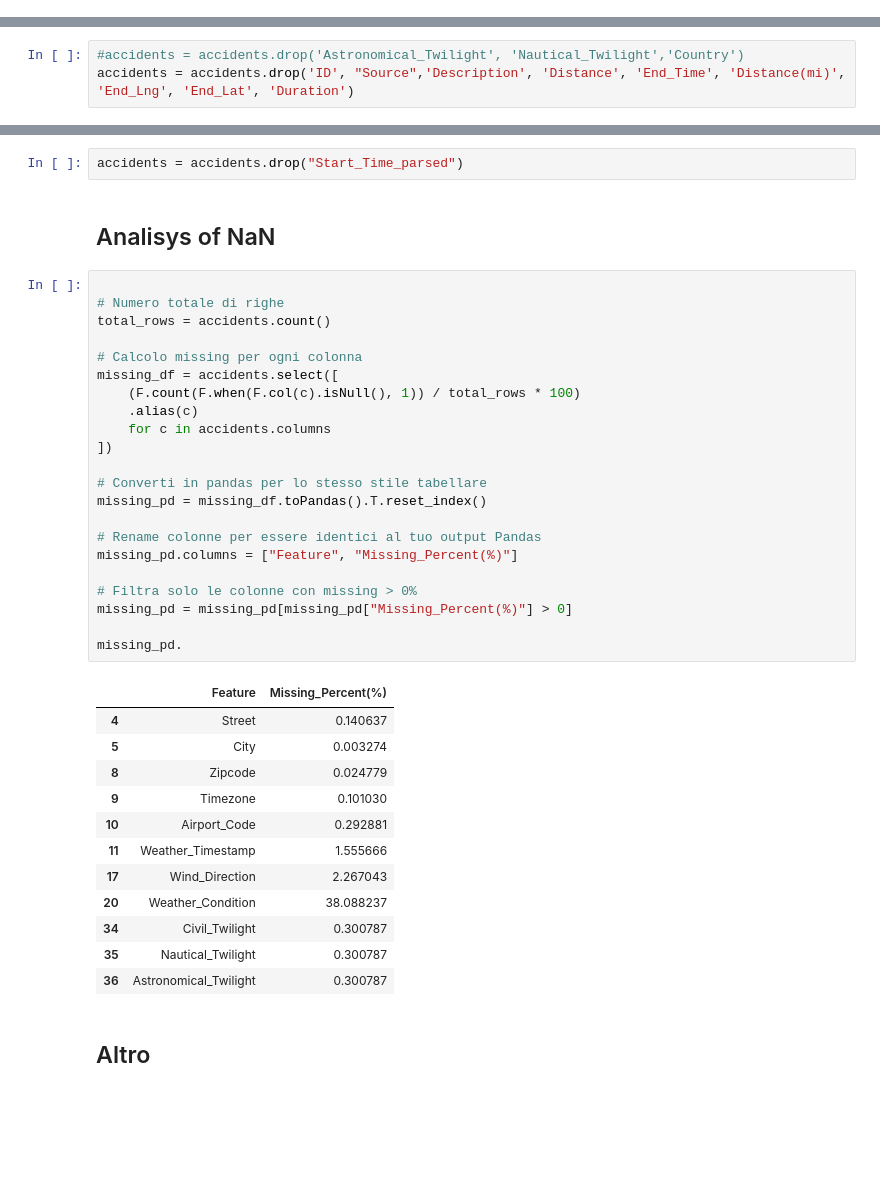
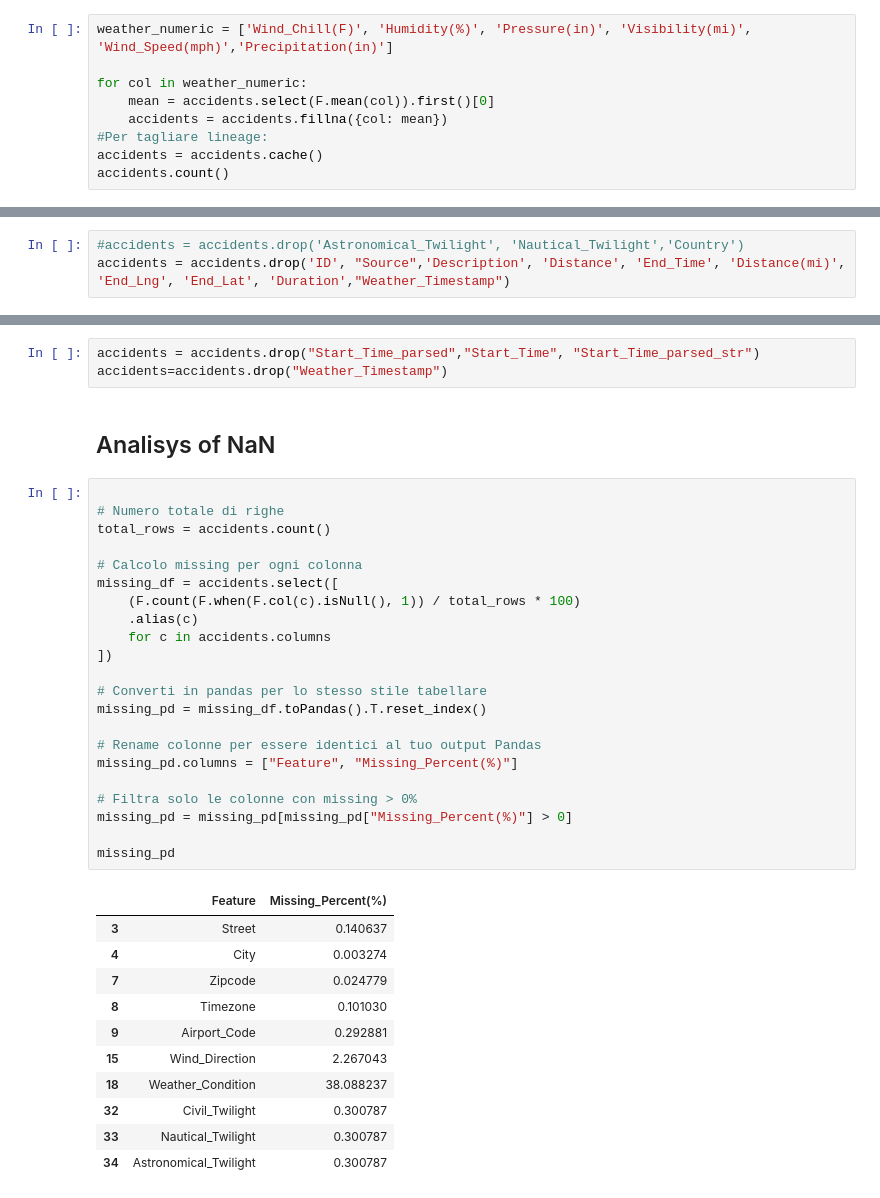
Before and after one commit to DomenicoVillari3/Exercise-Spark, a Jupyter notebook: work/accidents.ipynb, the cells around one changed output, grey strips where cells are left out. Saved outputs shown, nothing was run; the diff lists cells and outputs as text; blank space fills up the shorter version.

```diff
--- a/work/accidents.ipynb
+++ b/work/accidents.ipynb
@@ -105,3 +109,12 @@ for col in weather_numeric:
+# %%
+weather_numeric = ['Wind_Chill(F)', 'Humidity(%)', 'Pressure(in)', 'Visibility(mi)', 'Wind_Speed(mph)','Precipitation(in)']
+
+for col in weather_numeric:
+    mean = accidents.select(F.mean(col)).first()[0]
+    accidents = accidents.fillna({col: mean})
+#Per tagliare lineage:
+accidents = accidents.cache()
+accidents.count()
 # %% [markdown]
 ## Drop unuseful columns
 # %% [markdown]
@@ -109,4 +123,4 @@ End_* columns are removed because aren't useful to predict the severity (can be
-# %%
-#accidents = accidents.drop('Astronomical_Twilight', 'Nautical_Twilight','Country')
-accidents = accidents.drop('ID', "Source",'Description', 'Distance', 'End_Time', 'Distance(mi)', 'End_Lng', 'End_Lat', 'Duration')
+# %%
+#accidents = accidents.drop('Astronomical_Twilight', 'Nautical_Twilight','Country')
+accidents = accidents.drop('ID', "Source",'Description', 'Distance', 'End_Time', 'Distance(mi)', 'End_Lng', 'End_Lat', 'Duration',"Weather_Timestamp")
 # %% [markdown]
@@ -346,43 +362,41 @@ accidents.select("Hour", "Day", "Month", "Year", "Part_of_Day", "Sunrise_Sunset"
 +----+---+-----+----+-----------+--------------+
 only showing top 10 rows
 # %%
-accidents = accidents.drop("Start_Time_parsed")
+accidents = accidents.drop("Start_Time_parsed","Start_Time", "Start_Time_parsed_str")
+accidents=accidents.drop("Weather_Timestamp")
 # %% [markdown]
 ## Analisys of NaN
 # %%
 
 # Numero totale di righe
 total_rows = accidents.count()
 
 # Calcolo missing per ogni colonna
 missing_df = accidents.select([
     (F.count(F.when(F.col(c).isNull(), 1)) / total_rows * 100)
     .alias(c)
     for c in accidents.columns
 ])
 
 # Converti in pandas per lo stesso stile tabellare
 missing_pd = missing_df.toPandas().T.reset_index()
 
 # Rename colonne per essere identici al tuo output Pandas
 missing_pd.columns = ["Feature", "Missing_Percent(%)"]
 
 # Filtra solo le colonne con missing > 0%
 missing_pd = missing_pd[missing_pd["Missing_Percent(%)"] > 0]
 
-missing_pd.
+missing_pd
 # %% [output]
 |  | Feature | Missing_Percent(%) |
-| 4 | Street | 0.140637 |
-| 5 | City | 0.003274 |
-| 8 | Zipcode | 0.024779 |
-| 9 | Timezone | 0.101030 |
-| 10 | Airport_Code | 0.292881 |
-| 11 | Weather_Timestamp | 1.555666 |
-| 17 | Wind_Direction | 2.267043 |
-| 20 | Weather_Condition | 38.088237 |
-| 34 | Civil_Twilight | 0.300787 |
-| 35 | Nautical_Twilight | 0.300787 |
-| 36 | Astronomical_Twilight | 0.300787 |
+| 3 | Street | 0.140637 |
+| 4 | City | 0.003274 |
+| 7 | Zipcode | 0.024779 |
+| 8 | Timezone | 0.101030 |
+| 9 | Airport_Code | 0.292881 |
+| 15 | Wind_Direction | 2.267043 |
+| 18 | Weather_Condition | 38.088237 |
+| 32 | Civil_Twilight | 0.300787 |
+| 33 | Nautical_Twilight | 0.300787 |
+| 34 | Astronomical_Twilight | 0.300787 |
-# %% [markdown]
-## Altro
```
Also changed, not shown: parts of 61 cells of this notebook.
